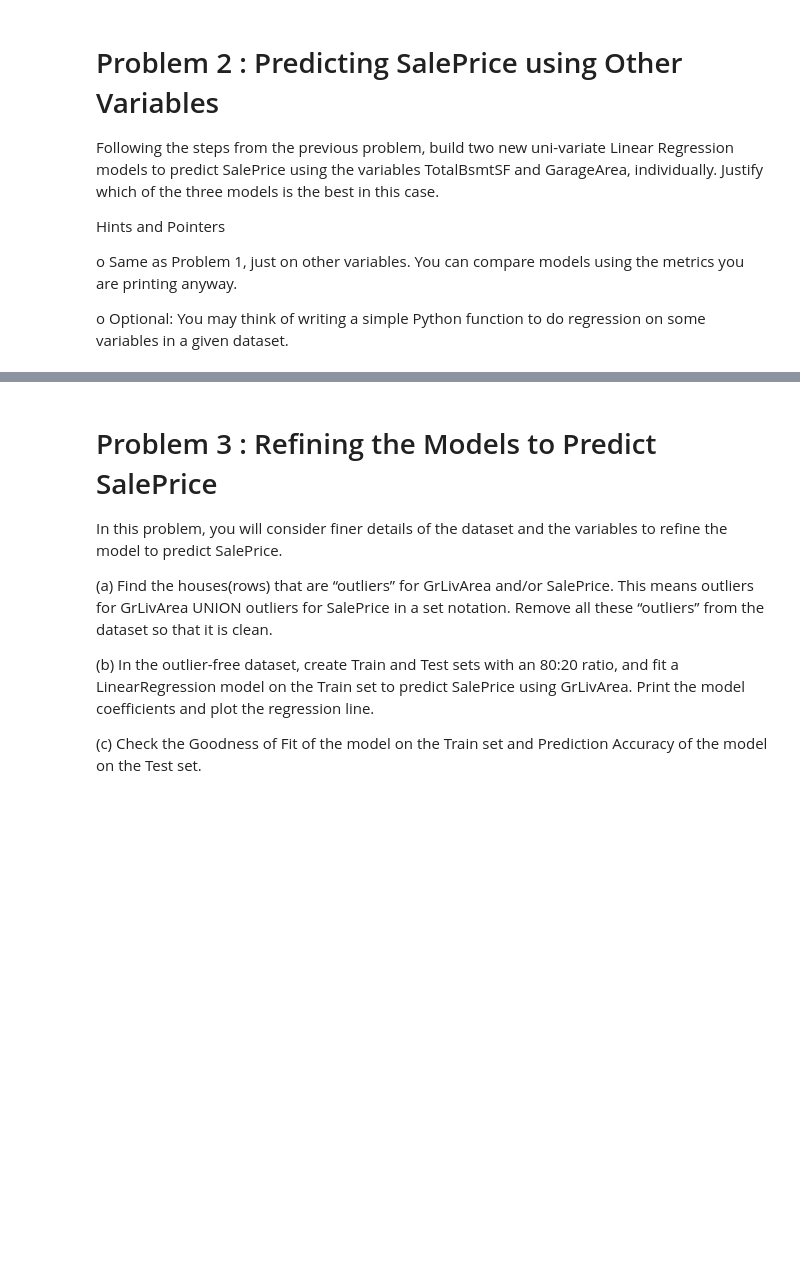
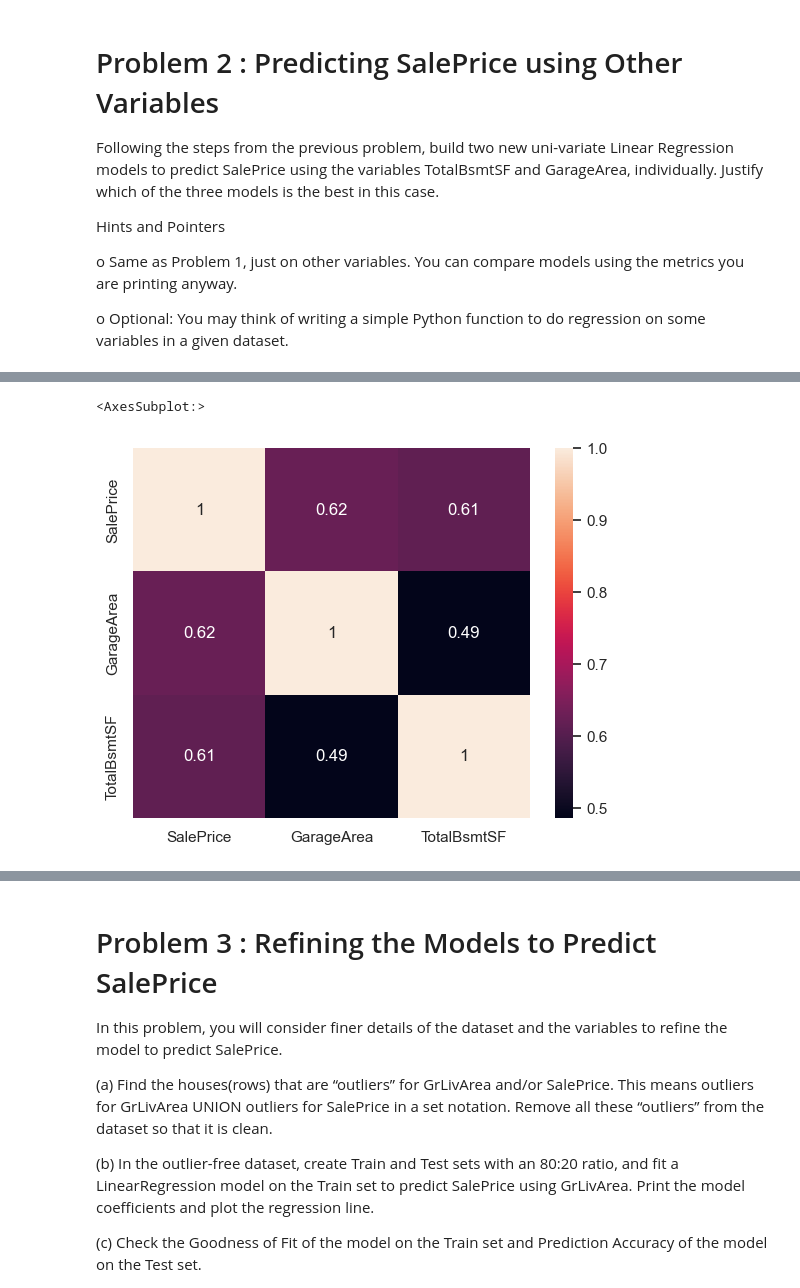
Before and after one commit to chezyio/SC1015, a Jupyter notebook: Week 6/Lab/exercise4/Exercise4_solution.ipynb, the cells around one changed output, grey strips where cells are left out. Cells and saved outputs as stored; diff of their text form; code cells hidden in the pictures; blank space fills up the shorter version.

```diff
--- a/Week 6/Lab/exercise4/Exercise4_solution.ipynb
+++ b/Week 6/Lab/exercise4/Exercise4_solution.ipynb
@@ -174,0 +138,6 @@ o Optional: You may think of writing a simple Python function to do regression o
+# %%
+features_2 = ['SalePrice', 'GarageArea', 'TotalBsmtSF']
+sns.heatmap(dataset_house[features_2].corr(), annot=True)
+# %% [output]
+<AxesSubplot:>
+[figure, added]
```
Also changed, not shown: parts of 17 cells of this notebook.
